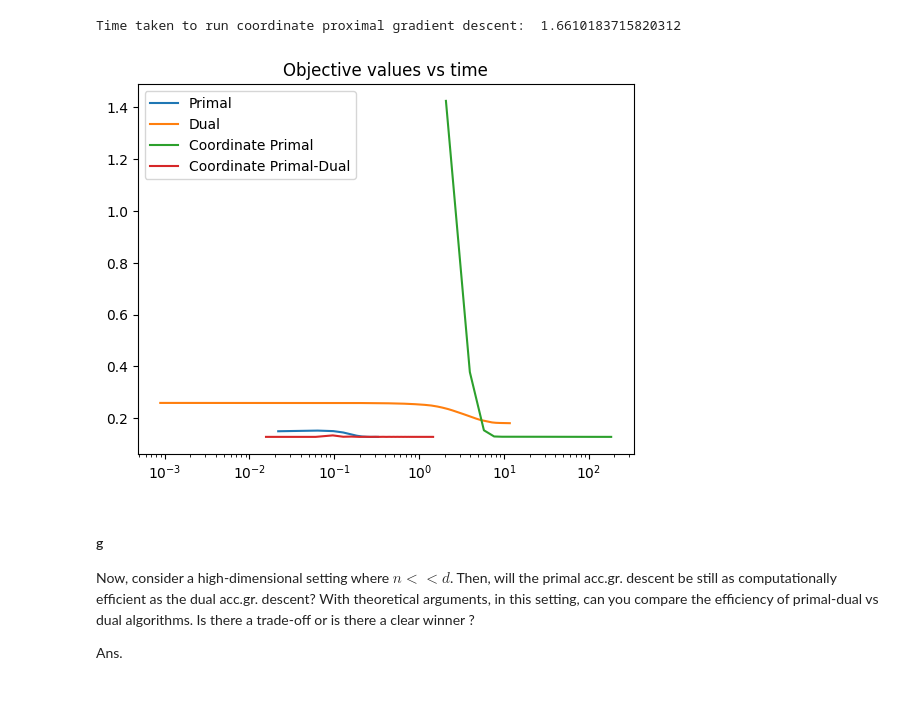
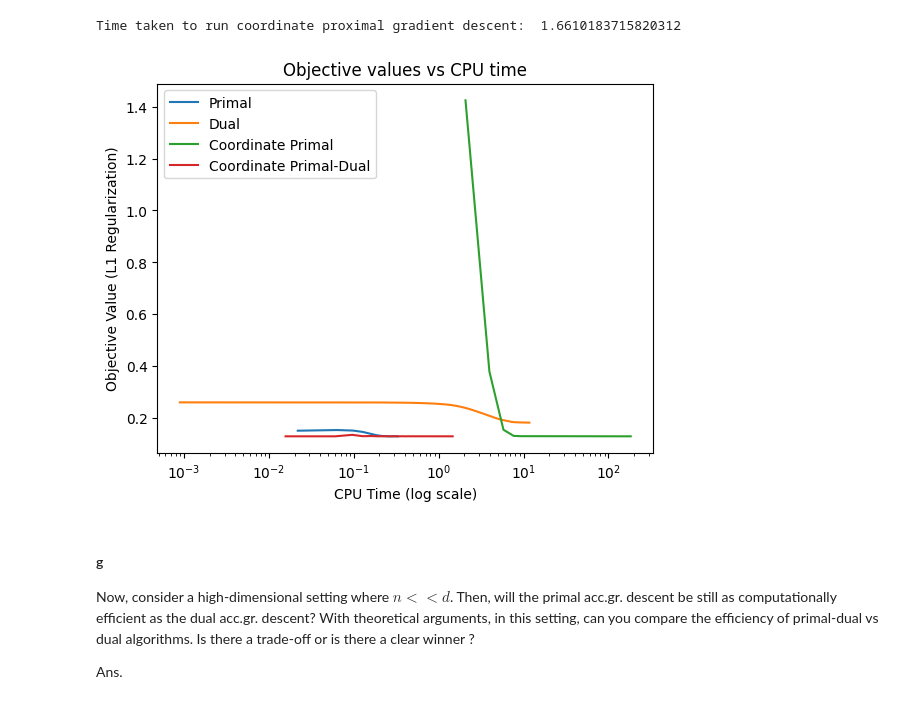
Before and after one commit to GauthamBellamkonda/ConvexOptProject, a Jupyter notebook: code-final.ipynb, the cells around one changed output. Cells and saved outputs as stored; diff of their text form; code cells hidden in the pictures.

Commit message:
Add proper labels, titles

```diff
--- a/code-final.ipynb
+++ b/code-final.ipynb
@@ -659,16 +662,18 @@ Time taken to run coordinate proximal gradient descent:  1.6610183715820312
 # %%
 # plot the objective values vs time for all three methods
 
 plt.plot(time_stamps_primal_l1, objective_values_primal_l1, label="Primal")
 plt.plot(time_stamps_dual_l1, objective_values_dual_l1, label="Dual")
 plt.plot(time_stamps_coord_l1, objective_values_coord_l1, label="Coordinate Primal")
 plt.plot(time_stamps_pd_l1, objective_values_pd_l1, label="Coordinate Primal-Dual")
 plt.legend()
 plt.xscale("log")
-plt.title("Objective values vs time")
+plt.xlabel("CPU Time (log scale)")
+plt.ylabel("Objective Value (L1 Regularization)")
+plt.title("Objective values vs CPU time")
 plt.show()
 # %% [output]
-[figure, old version]
+[figure, new version]
 # %% [markdown]
 #### g
 
```
Also changed, not shown: parts of 1 cell of this notebook.
